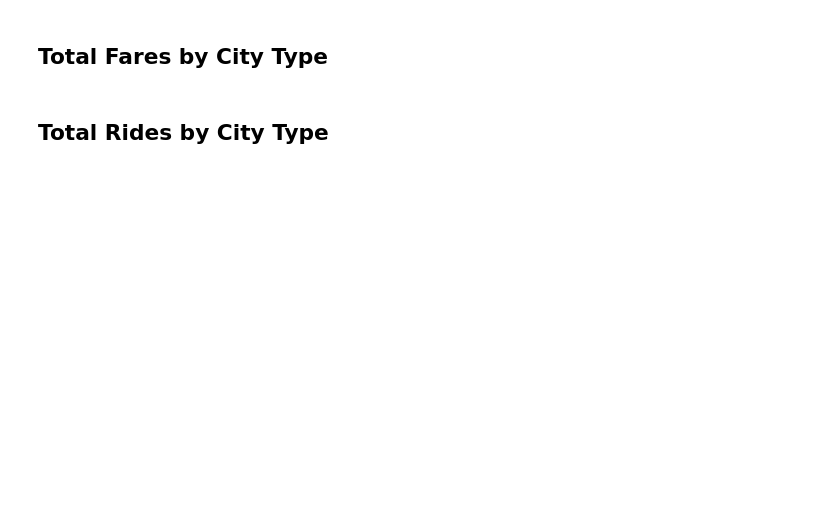
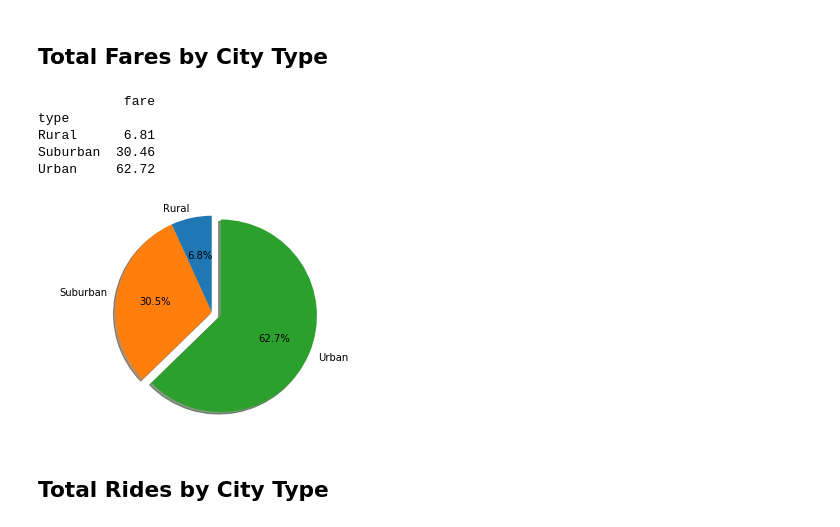
Before and after one commit to rochiecuevas/Pyber, a Jupyter notebook: pyber_starter.ipynb, the cells around one changed output. Saved outputs shown, nothing was run; the diff lists cells and outputs as text; code cells hidden in the pictures; blank space fills up the shorter version.

```diff
--- a/pyber_starter.ipynb
+++ b/pyber_starter.ipynb
@@ -78,3 +114,30 @@ plt.show()
+# %%
+# Calculate Type Percents
+tot_fare = city_grped["fare"].sum()
+tot_fare1 = tot_fare.reset_index()
+
+tot_fare_gb = tot_fare1.groupby("type")
+tot_fare = tot_fare_gb.sum() # sum of fares
+
+pct_fare = round(((tot_fare_gb.sum()/tot_fare_gb.sum().sum()) * 100),2)
+
+print(pct_fare)
+
+# Build Pie Chart
+type_list = sorted(list(city_type))
+explode = [0, 0, 0.1]
+plt.pie(tot_fare, labels = type_list, explode = explode, startangle = 90, shadow = True, autopct = "%1.1f%%")
+plt.axis("equal")
+
+# Save Figure
+plt.savefig("Images/pie_fare.png")
+# %% [output]
+           fare
+type
+Rural      6.81
+Suburban  30.46
+Urban     62.72
+[figure, added]
 # %%
 # Show Figure
 plt.show()
```
Also changed, not shown: parts of 11 cells of this notebook, 5 other files.
